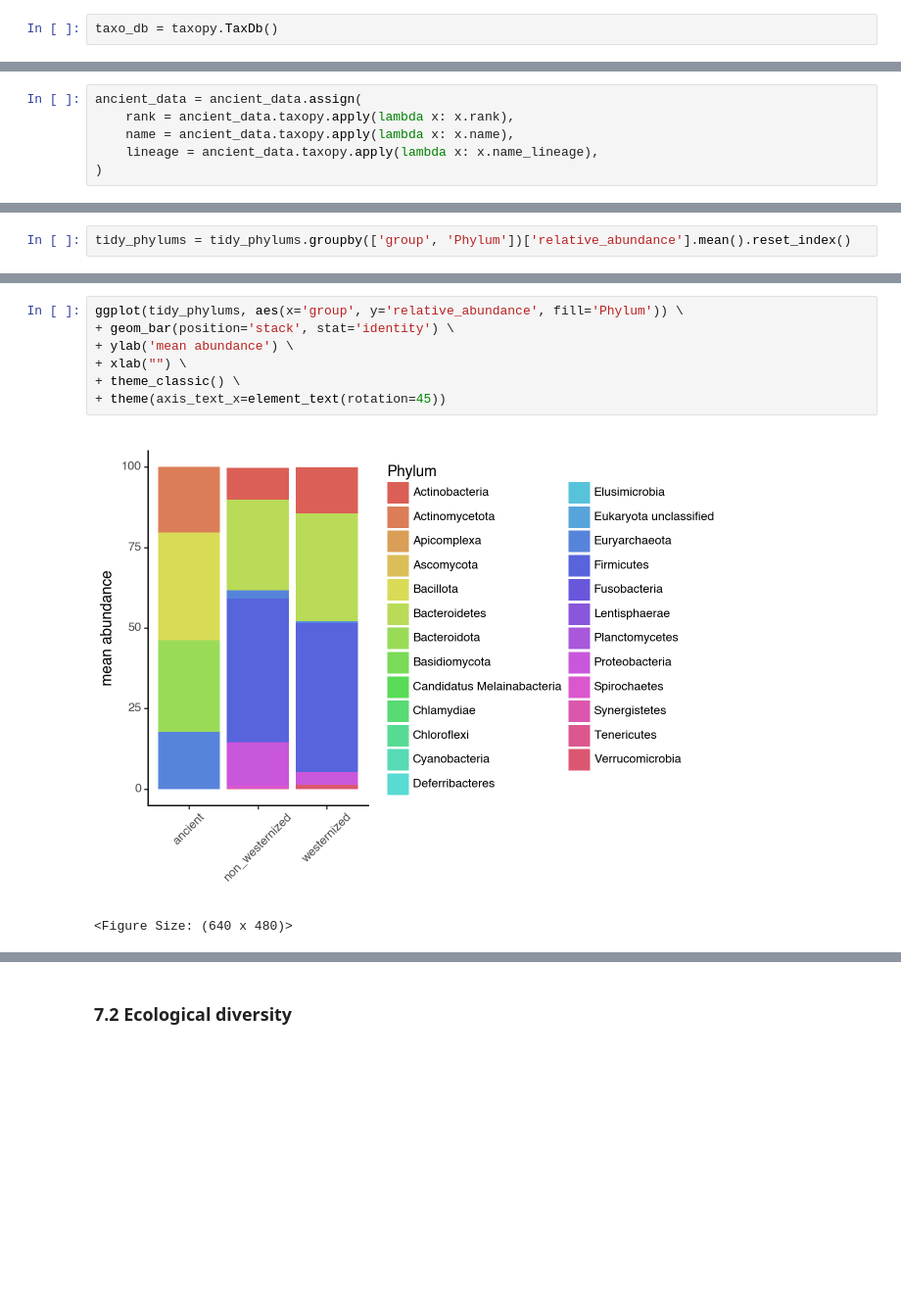
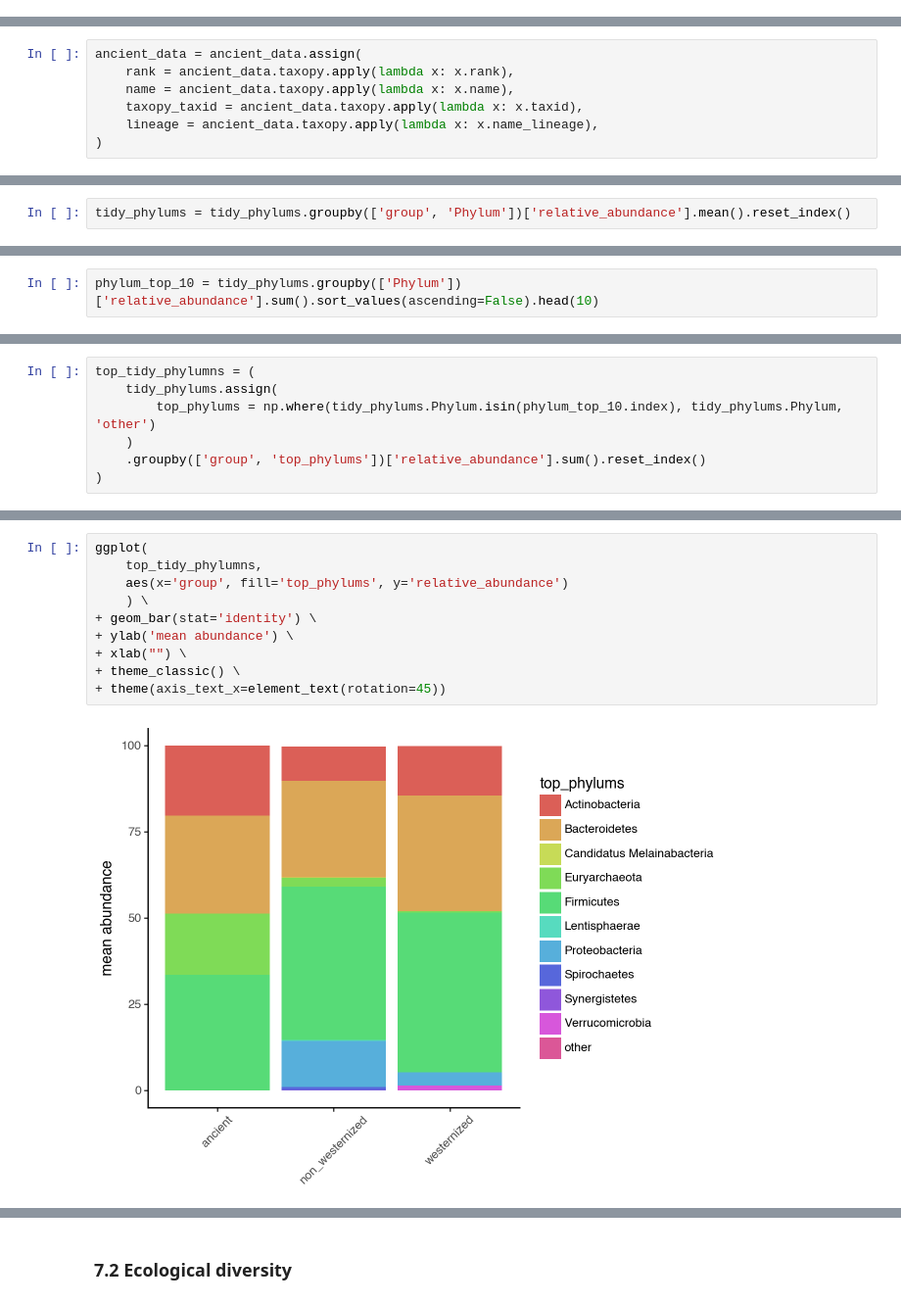
Before and after one commit to maxibor/microbiome_tutorial, a Jupyter notebook: notebooks/analysis.ipynb, the cells around one changed output, grey strips where cells are left out. Shown at 98% size. Drawn from its saved outputs; the diff is of its cells as text; blank space fills up the shorter version.

```diff
--- a/notebooks/analysis.ipynb
+++ b/notebooks/analysis.ipynb
@@ -235,3 +255 @@ And we then create an instance of the taxopy taxonomy database. This will take a
-# %%
-taxo_db = taxopy.TaxDb()
 # %% [markdown]
@@ -345,6 +356,7 @@ ancient_data.head()
 ancient_data = ancient_data.assign(
     rank = ancient_data.taxopy.apply(lambda x: x.rank),
     name = ancient_data.taxopy.apply(lambda x: x.name),
+    taxopy_taxid = ancient_data.taxopy.apply(lambda x: x.taxid),
     lineage = ancient_data.taxopy.apply(lambda x: x.name_lineage),
 )
 # %%
@@ -570,0 +532,2 @@ from plotnine import *
+# %%
+phylum_top_10 = tidy_phylums.groupby(['Phylum'])['relative_abundance'].sum().sort_values(ascending=False).head(10)
@@ -570,0 +536,7 @@ from plotnine import *
+# %%
+top_tidy_phylumns = (
+    tidy_phylums.assign(
+        top_phylums = np.where(tidy_phylums.Phylum.isin(phylum_top_10.index), tidy_phylums.Phylum, 'other')
+    )
+    .groupby(['group', 'top_phylums'])['relative_abundance'].sum().reset_index()
+)
@@ -571,10 +565,12 @@ from plotnine import *
 # %%
-ggplot(tidy_phylums, aes(x='group', y='relative_abundance', fill='Phylum')) \
-+ geom_bar(position='stack', stat='identity') \
+ggplot(
+    top_tidy_phylumns,
+    aes(x='group', fill='top_phylums', y='relative_abundance')
+    ) \
++ geom_bar(stat='identity') \
 + ylab('mean abundance') \
 + xlab("") \
 + theme_classic() \
 + theme(axis_text_x=element_text(rotation=45))
 # %% [output]
-[figure, old version]
+[figure, new version]
-<Figure Size: (640 x 480)>
```
Also changed, not shown: parts of 51 cells of this notebook, 6 other files.
